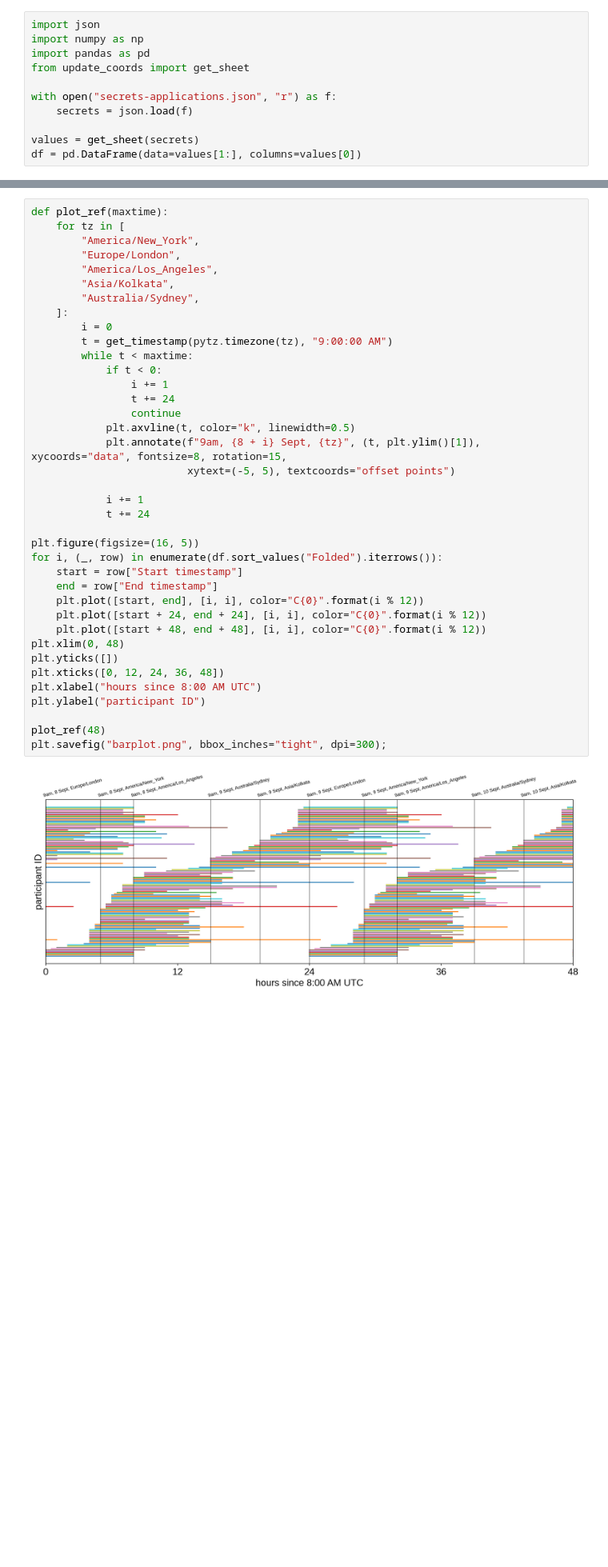
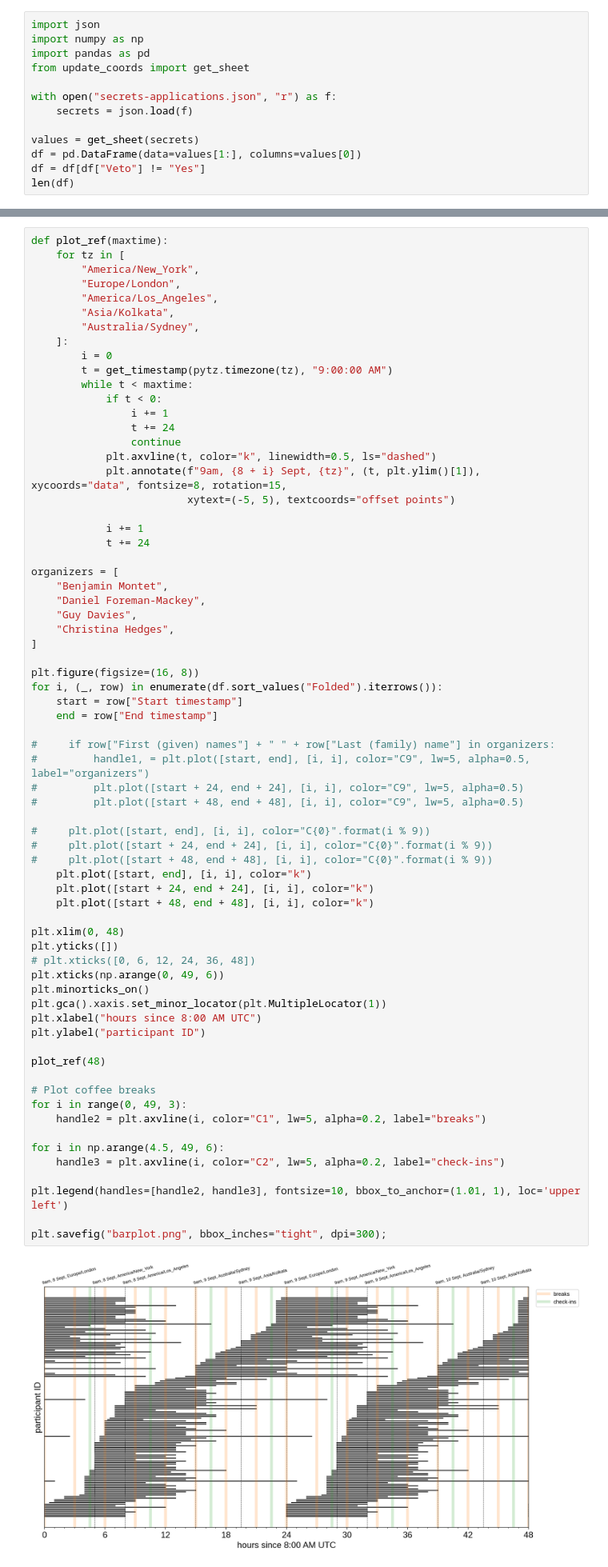
Before and after one commit to tess-science/online, a Jupyter notebook: plots/tz-application.ipynb, the cells around one changed output, grey strips where cells are left out. Shown at 80% size. Saved outputs shown, nothing was run; the diff lists cells and outputs as text; blank space fills up the shorter version.

```diff
--- a/plots/tz-application.ipynb
+++ b/plots/tz-application.ipynb
@@ -23,3 +23,5 @@ with open("secrets-applications.json", "r") as f:
 
 values = get_sheet(secrets)
 df = pd.DataFrame(data=values[1:], columns=values[0])
+df = df[df["Veto"] != "Yes"]
+len(df)
@@ -74,40 +78,70 @@ def plot_ref(maxtime):
         "America/New_York",
         "Europe/London",
         "America/Los_Angeles",
         "Asia/Kolkata",
         "Australia/Sydney",
     ]:
         i = 0
         t = get_timestamp(pytz.timezone(tz), "9:00:00 AM")
         while t < maxtime:
             if t < 0:
                 i += 1
                 t += 24
                 continue
-            plt.axvline(t, color="k", linewidth=0.5)
+            plt.axvline(t, color="k", linewidth=0.5, ls="dashed")
             plt.annotate(f"9am, {8 + i} Sept, {tz}", (t, plt.ylim()[1]), xycoords="data", fontsize=8, rotation=15,
                          xytext=(-5, 5), textcoords="offset points")
 
             i += 1
             t += 24
 
-plt.figure(figsize=(16, 5))
+organizers = [
+    "Benjamin Montet",
+    "Daniel Foreman-Mackey",
+    "Guy Davies",
+    "Christina Hedges",
+]
+
+plt.figure(figsize=(16, 8))
 for i, (_, row) in enumerate(df.sort_values("Folded").iterrows()):
     start = row["Start timestamp"]
     end = row["End timestamp"]
-    plt.plot([start, end], [i, i], color="C{0}".format(i % 12))
-    plt.plot([start + 24, end + 24], [i, i], color="C{0}".format(i % 12))
-    plt.plot([start + 48, end + 48], [i, i], color="C{0}".format(i % 12))
+
+#     if row["First (given) names"] + " " + row["Last (family) name"] in organizers:
+#         handle1, = plt.plot([start, end], [i, i], color="C9", lw=5, alpha=0.5, label="organizers")
+#         plt.plot([start + 24, end + 24], [i, i], color="C9", lw=5, alpha=0.5)
+#         plt.plot([start + 48, end + 48], [i, i], color="C9", lw=5, alpha=0.5)
+
+#     plt.plot([start, end], [i, i], color="C{0}".format(i % 9))
+#     plt.plot([start + 24, end + 24], [i, i], color="C{0}".format(i % 9))
+#     plt.plot([start + 48, end + 48], [i, i], color="C{0}".format(i % 9))
+    plt.plot([start, end], [i, i], color="k")
+    plt.plot([start + 24, end + 24], [i, i], color="k")
+    plt.plot([start + 48, end + 48], [i, i], color="k")
+
 plt.xlim(0, 48)
 plt.yticks([])
-plt.xticks([0, 12, 24, 36, 48])
+# plt.xticks([0, 6, 12, 24, 36, 48])
+plt.xticks(np.arange(0, 49, 6))
+plt.minorticks_on()
+plt.gca().xaxis.set_minor_locator(plt.MultipleLocator(1))
 plt.xlabel("hours since 8:00 AM UTC")
 plt.ylabel("participant ID")
 
 plot_ref(48)
+
+# Plot coffee breaks
+for i in range(0, 49, 3):
+    handle2 = plt.axvline(i, color="C1", lw=5, alpha=0.2, label="breaks")
+
+for i in np.arange(4.5, 49, 6):
+    handle3 = plt.axvline(i, color="C2", lw=5, alpha=0.2, label="check-ins")
+
+plt.legend(handles=[handle2, handle3], fontsize=10, bbox_to_anchor=(1.01, 1), loc='upper left')
+
 plt.savefig("barplot.png", bbox_inches="tight", dpi=300);
 # %% [output]
-[figure, old version]
+[figure, new version]
 # %%
 plt.figure(figsize=(12, 5))
 
```
Also changed, not shown: parts of 3 cells of this notebook, 3 other files.
